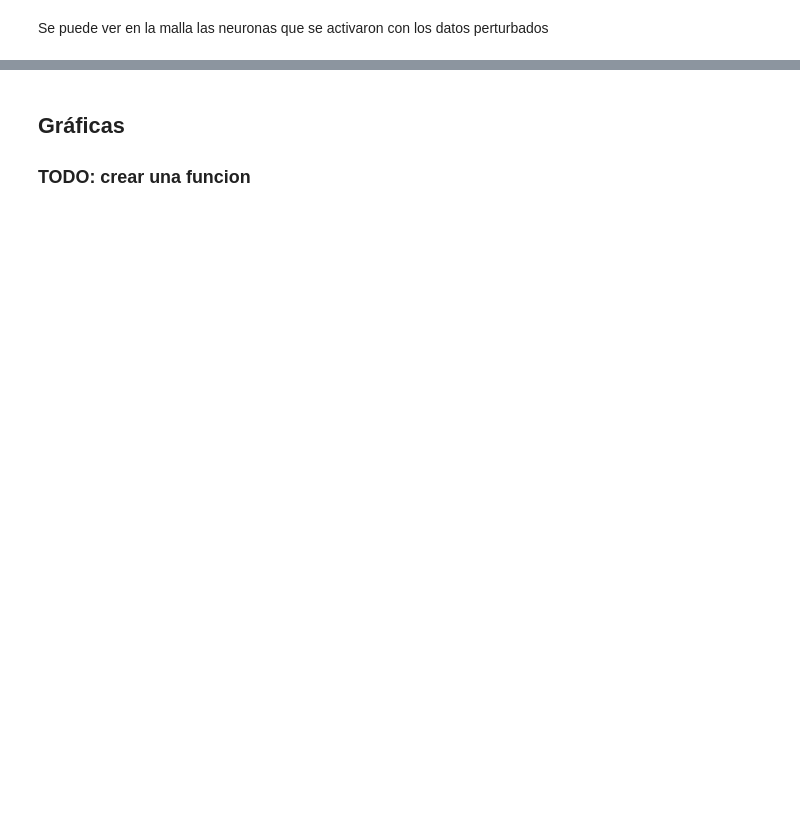
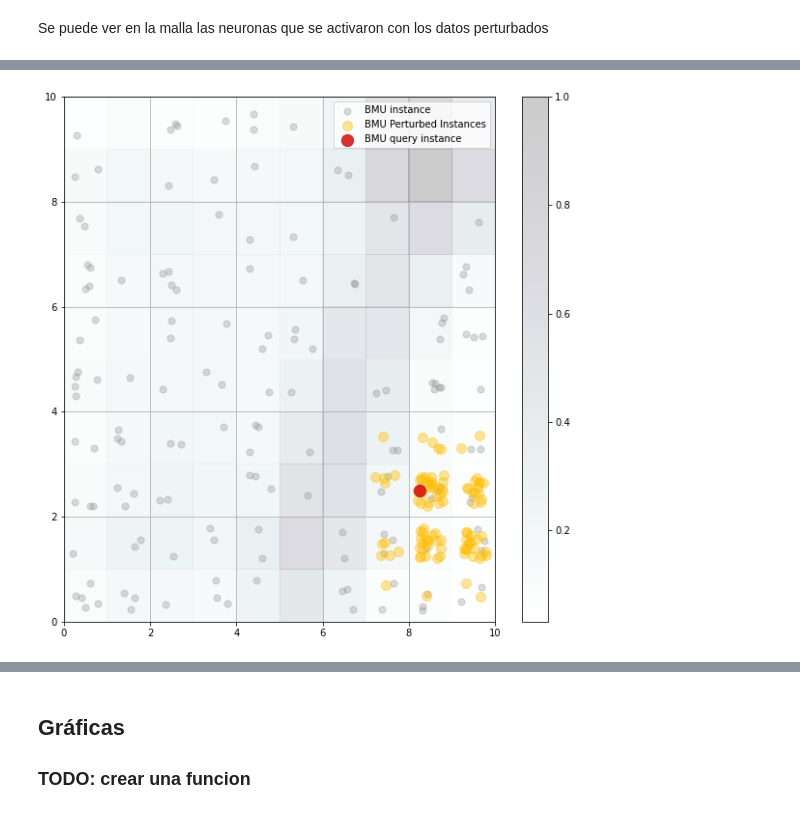
Before and after one commit to castudil/som-lstm, a Jupyter notebook: MiniSom/MiniSOm.ipynb, the cells around one changed output, grey strips where cells are left out. Saved outputs shown, nothing was run; the diff lists cells and outputs as text; code cells hidden in the pictures; blank space fills up the shorter version.

```diff
--- a/MiniSom/MiniSOm.ipynb
+++ b/MiniSom/MiniSOm.ipynb
@@ -212,0 +270,4 @@ plt.show()
+# %%
+graph_perturbation_u_matrix(som, data[ins], ins_perturbate, data, show_data=True, save_img=True, name_image='inst_pert_gris')
+# %% [output]
+[figure, added]
```
Also changed, not shown: parts of 30 cells of this notebook, 7 other files.
